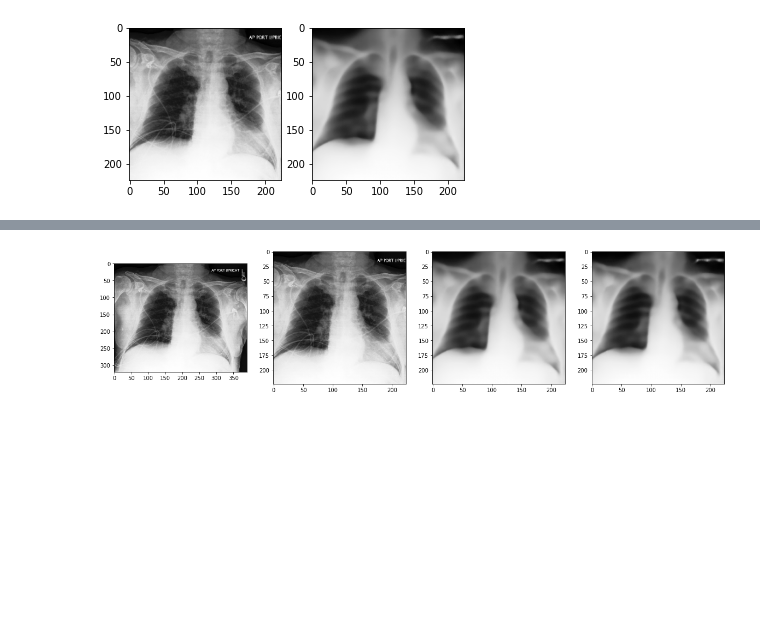
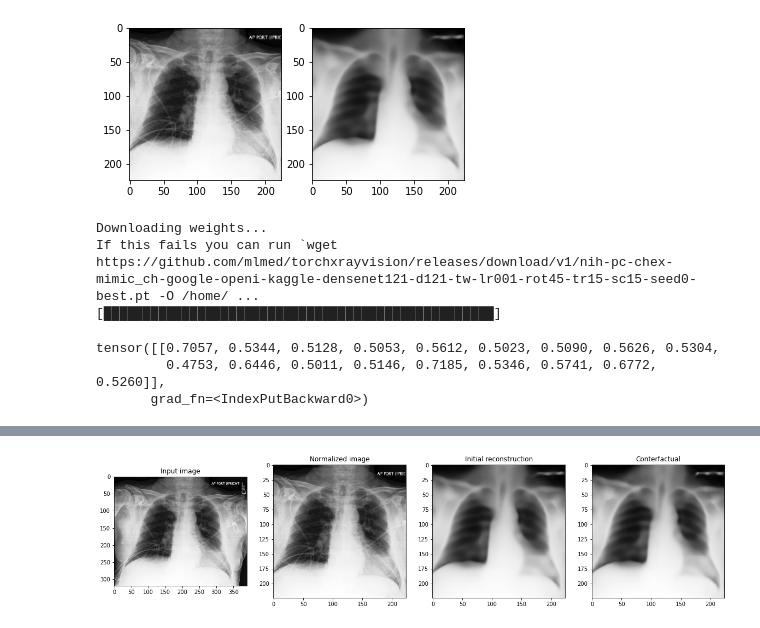
Before and after one commit to florianjuengermann/local-counterfactuals, a Jupyter notebook: XRV_Autoencoder.ipynb, the cells around one changed output, grey strips where cells are left out. Saved outputs shown, nothing was run; the diff lists cells and outputs as text; code cells hidden in the pictures; blank space fills up the shorter version.

Commit message:
added classifier to optimization

```diff
--- a/XRV_Autoencoder.ipynb
+++ b/XRV_Autoencoder.ipynb
@@ -89,9 +89,20 @@ ax[1].imshow(decoded[0][0], cmap='Greys_r')
 # %% [output]
 <matplotlib.image.AxesImage at 0x...>
 [figure]
+# %%
+classifier = xrv.models.DenseNet(weights="all")
+# %% [output]
+Downloading weights...
+If this fails you can run `wget https://github.com/mlmed/torchxrayvision/releases/download/v1/nih-pc-chex-mimic_ch-google-openi-kaggle-densenet121-d121-tw-lr001-rot45-tr15-sc15-seed0-best.pt -O /home/ ...
+[██████████████████████████████████████████████████]
+# %%
+classifier(chexpert_img)
+# %% [output]
+tensor([[0.7057, 0.5344, 0.5128, 0.5053, 0.5612, 0.5023, 0.5090, 0.5626, 0.5304,
+         0.4753, 0.6446, 0.5011, 0.5146, 0.7185, 0.5346, 0.5741, 0.6772, 0.5260]],
+       grad_fn=<IndexPutBackward0>)
 # %%
-def find_counterfactual(input_img):
-    input_img = normalize_img(input_img)
+def find_counterfactual(input_img, target_labels, target_weight=300):
     z_init = ae.encode(input_img)
     # optimize z
     z = z_init.clone().detach().requires_grad_(True)
@@ -100,25 +111,35 @@ def find_counterfactual(input_img):
         optimizer.zero_grad()
         img_r = ae.decode(z)
         loss_reconstruction = F.mse_loss(img_r, input_img)
+        classification_label = classifier(img_r)
+        loss_classification = F.cross_entropy(classification_label, target_labels)*target_weight
 
-        loss = loss_reconstruction
-        print(f"{i:4} Loss: {loss.item():.4f} | Loss reconstruction: {loss_reconstruction.item():.4f}")
+        loss = loss_reconstruction + loss_classification
+        print(f"{i:4} Loss: {loss.item():.4f} | Loss reconstruction: {loss_reconstruction.item():.4f} | Loss classification: {loss_classification.item():.4f}")
         loss.backward()
         optimizer.step()
 
     # output image
     img_r_init = ae.decode(z_init).detach().numpy()
     img_r = ae.decode(z).detach().numpy()
-    return input_img, img_r_init, img_r
+    return img_r_init, img_r
 
 
 img_path = f"{dataset_path}/CheXpert-v1.0-small/valid/patient64541/study1/view1_frontal.jpg"
-input_img = skimage.io.imread(img_path)
+input_img_raw = skimage.io.imread(img_path)
+input_img = normalize_img(input_img_raw)
 
-img_norm, img_r_init, img_r = find_counterfactual(input_img)
+input_labels = classifier(input_img)
+feature_index = 0 # 0: ?
+# flip label
+target_labels = input_labels.clone().detach()
+target_labels[0, feature_index] = 0
+print(f"Changing label {feature_index} from {input_labels[0, feature_index]} to {target_labels[0, feature_index]}")
+
+img_r_init, img_r = find_counterfactual(input_img, target_labels)
 fig, ax = plt.subplots(1,4, figsize=(20,10))
-ax[0].imshow(input_img, cmap='Greys_r')
-ax[1].imshow(img_norm[0][0], cmap='Greys_r')
-ax[2].imshow(img_r_init[0][0], cmap='Greys_r');
-ax[3].imshow(img_r[0][0], cmap='Greys_r');
+ax[0].imshow(input_img_raw, cmap='Greys_r');    ax[0].set_title("Input image");
+ax[1].imshow(input_img[0][0], cmap='Greys_r');  ax[1].set_title("Normalized image");
+ax[2].imshow(img_r_init[0][0], cmap='Greys_r'); ax[2].set_title("Initial reconstruction");
+ax[3].imshow(img_r[0][0], cmap='Greys_r');      ax[3].set_title("Conterfactual");
 # %% [output]
@@ -142 +163 @@ ax[3].imshow(img_r[0][0], cmap='Greys_r');
-[figure, old version]
+[figure, new version]
```
Also changed, not shown: parts of 1 cell of this notebook.
